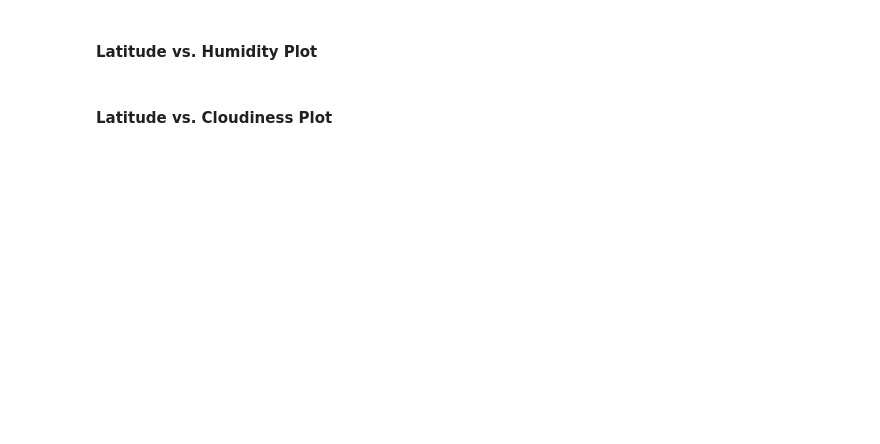
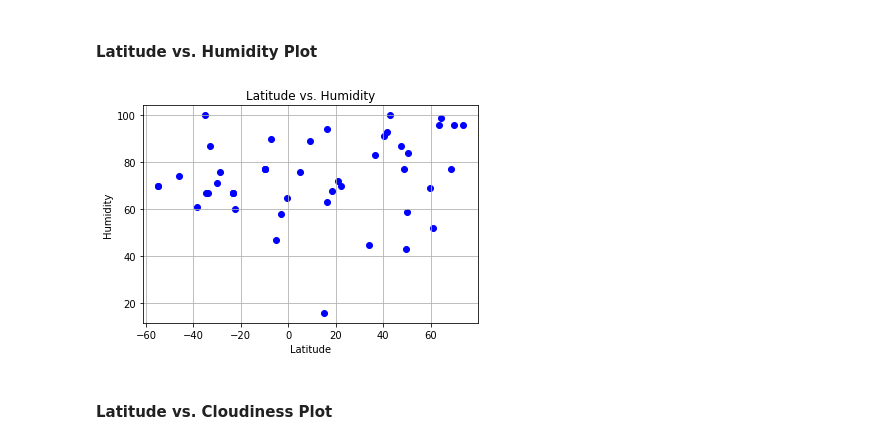
Before and after one commit to msfa12th/python-api-challenge, a Jupyter notebook: WeatherPy/WeatherPy.ipynb, the cells around one changed output. Saved outputs shown, nothing was run; the diff lists cells and outputs as text; code cells hidden in the pictures; blank space fills up the shorter version.

```diff
--- a/WeatherPy/WeatherPy.ipynb
+++ b/WeatherPy/WeatherPy.ipynb
@@ -144,14 +189,17 @@ plt.show()
 # %%
 #scatter plot
 plt.ylabel("Humidity")
 plt.xlabel("Latitude")
 plt.title("Latitude vs. Humidity")
 
-plt.scatter(weather_data[lat],weather_data[humidity],color="blue",marker="o")
+plt.scatter(weather_data["lat"],weather_data["humidity"],color="blue",marker="o")
 
-plt.legend(loc=2)
+plt.grid()
+#plt.legend(loc=2)
 plt.savefig('figure_2_Latitude_vs_Humidity.pdf', dpi=300)
 plt.show()
+# %% [output]
+[figure, added]
 # %% [markdown]
 #### Latitude vs. Cloudiness Plot
 # %%
```
Also changed, not shown: parts of 9 cells of this notebook, 7 other files.
